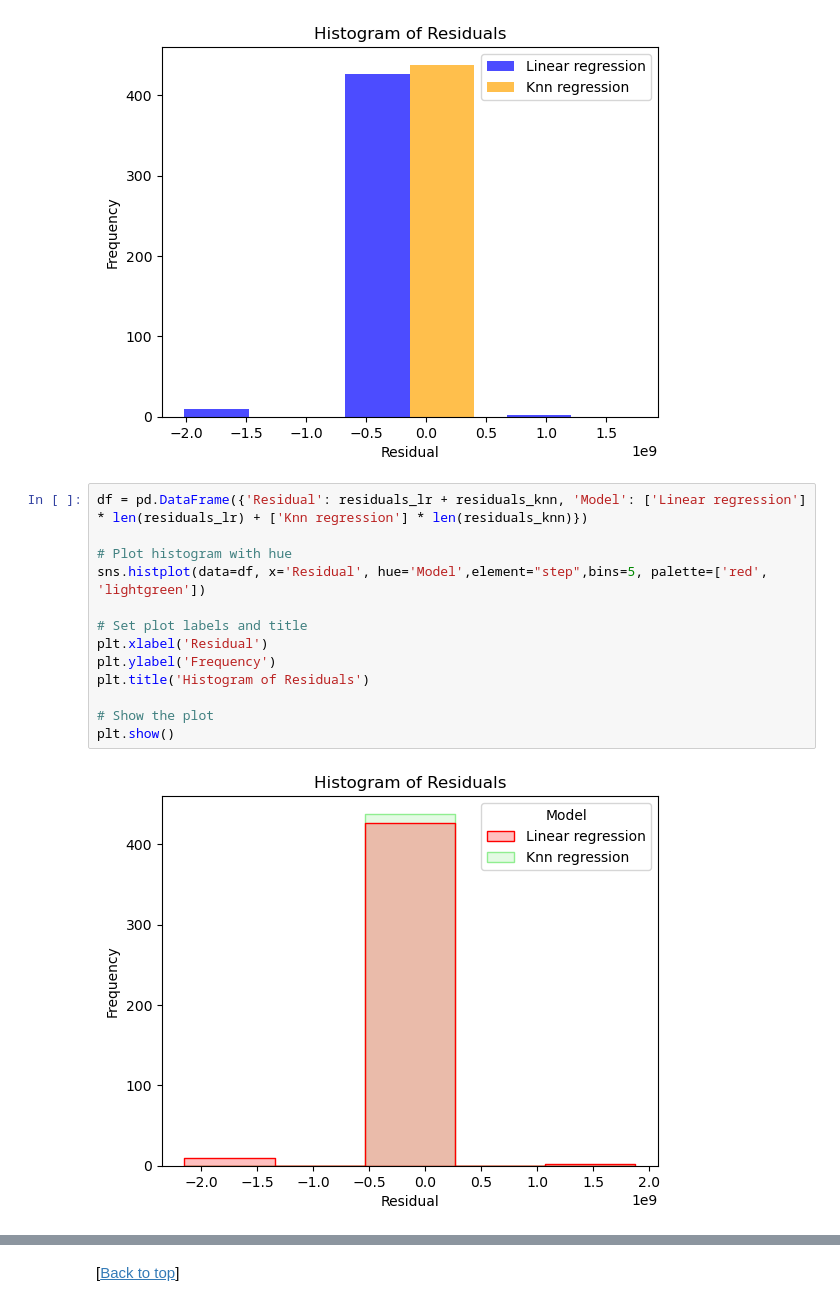
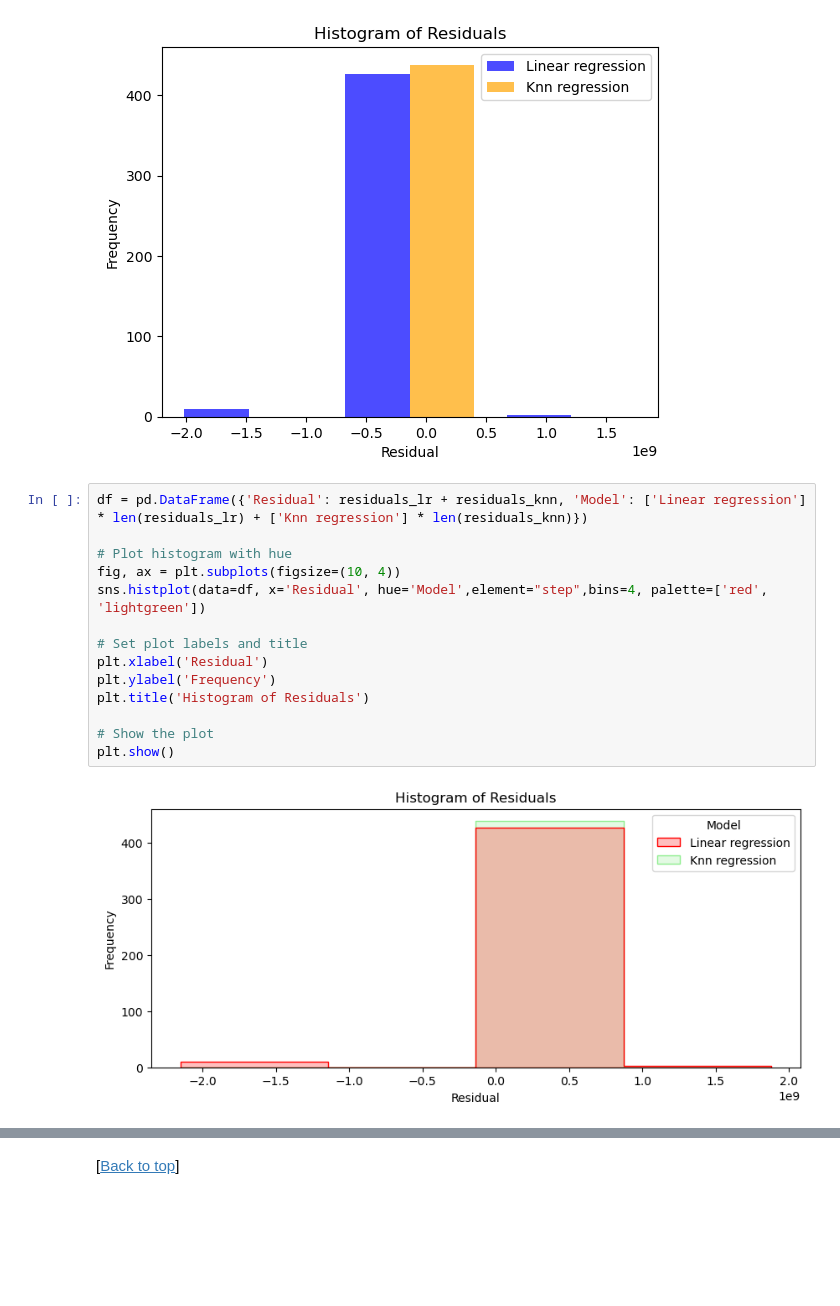
Before and after one commit to asiyashakeel78/Spring-Board, a Jupyter notebook: Capstone Project 2/House Prices Prediction-Modeling.ipynb, the cells around one changed output, grey strips where cells are left out. Drawn from its saved outputs; the diff is of its cells as text; blank space fills up the shorter version.

```diff
--- a/Capstone Project 2/House Prices Prediction-Modeling.ipynb
+++ b/Capstone Project 2/House Prices Prediction-Modeling.ipynb
@@ -486,15 +487,16 @@ plt.show()
 # %%
 df = pd.DataFrame({'Residual': residuals_lr + residuals_knn, 'Model': ['Linear regression'] * len(residuals_lr) + ['Knn regression'] * len(residuals_knn)})
 
 # Plot histogram with hue
-sns.histplot(data=df, x='Residual', hue='Model',element="step",bins=5, palette=['red', 'lightgreen'])
+fig, ax = plt.subplots(figsize=(10, 4))
+sns.histplot(data=df, x='Residual', hue='Model',element="step",bins=4, palette=['red', 'lightgreen'])
 
 # Set plot labels and title
 plt.xlabel('Residual')
 plt.ylabel('Frequency')
 plt.title('Histogram of Residuals')
 
 # Show the plot
 plt.show()
 # %% [output]
-[figure, old version]
+[figure, new version]
```
Also changed, not shown: parts of 4 cells of this notebook.
